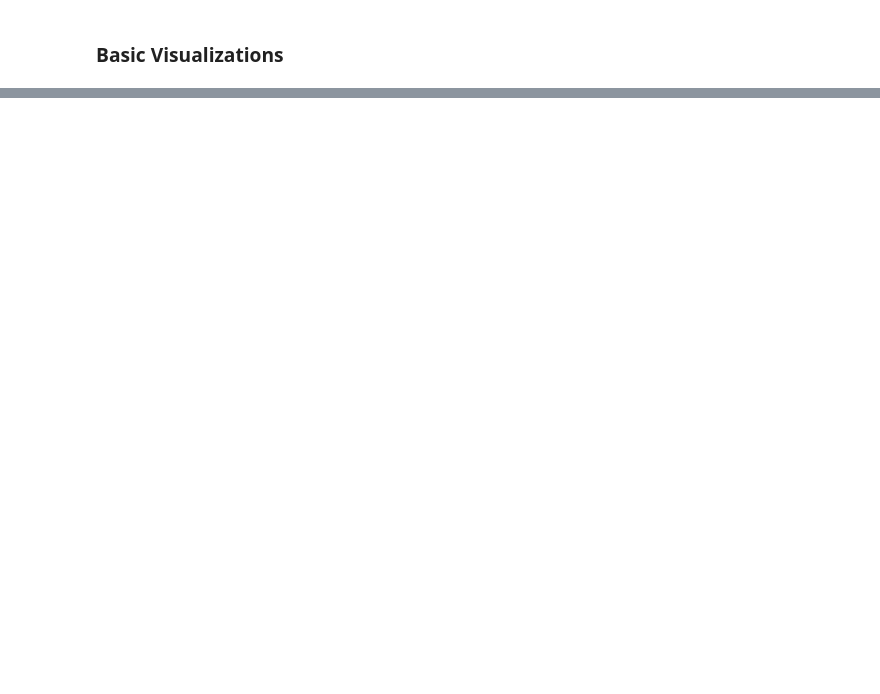
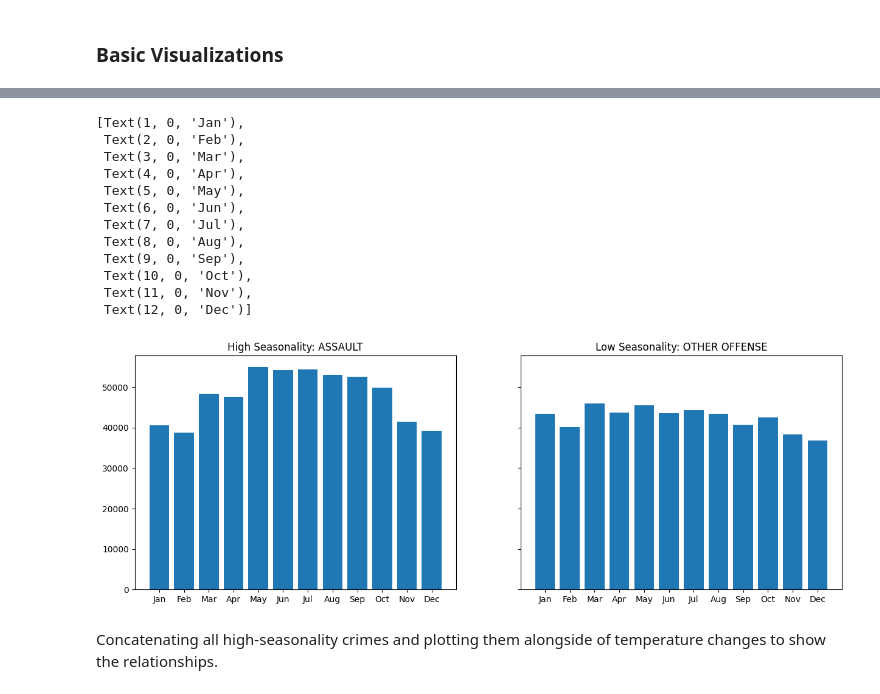
Before and after one commit to arishokri/michigan-ds, a Jupyter notebook: assignments/course2_assignment4/data.ipynb, the cells around one changed output, grey strips where cells are left out. Saved outputs shown, nothing was run; the diff lists cells and outputs as text; code cells hidden in the pictures; blank space fills up the shorter version.

```diff
--- a/assignments/course2_assignment4/data.ipynb
+++ b/assignments/course2_assignment4/data.ipynb
@@ -42,6 +41,24 @@ joined = crimes.join(other=codes[["PRIMARY DESCRIPTION", "SECONDARY DESCRIPTION"
 # %%
 print(joined.shape)
 joined.head()
+# %%
+# Merging duplicated names for primary types columns.
+
+def clean_crime_types(type: str) -> str:
+    output = None
+    if type == 'CRIM SEXUAL ASSAULT':
+        output = 'CRIMINAL SEXUAL ASSAULT'
+    elif type in ['NON - CRIMINAL', 'NON-CRIMINAL (SUBJECT SPECIFIED)']:
+        output = 'NON-CRIMINAL'
+    else:
+        output = type
+    return output
+
+joined['primary_type'] = joined['primary_type'].apply(clean_crime_types)
+# %%
+# The data for the first few years is very sparse and includes much fewer observations. We remove these.
+print(joined['date'].dt.year.value_counts().sort_index())
+joined = joined[joined['date'].dt.year > 2004]
 # %% [markdown]
 ### Importing and Cleaning Weather Data
 # %%
@@ -121,0 +208,39 @@ Number of arrested > True: 1,847,676
+# %%
+# Plotting an example of high vs low seasonality crime.
+
+high_seasonality_crime = "ASSAULT"
+low_seasonality_crime = "OTHER OFFENSE"
+
+high_seasonality_counts = joined[joined["primary_type"] == high_seasonality_crime][
+    "date"
+].dt.month.value_counts()
+
+low_seasonality_counts = joined[joined["primary_type"] == low_seasonality_crime][
+    "date"
+].dt.month.value_counts()
+
+fig, ((ax1, ax2)) = plt.subplots(1, 2, figsize=(15, 5), sharey=True, sharex=True)
+
+ax1.bar(high_seasonality_counts.index, high_seasonality_counts)
+ax2.bar(low_seasonality_counts.index, low_seasonality_counts)
+ax1.set_title(f"High Seasonality: {high_seasonality_crime}")
+ax2.set_title(f"Low Seasonality: {low_seasonality_crime}")
+
+ax1.set_xticks(high_seasonality_counts.sort_index().index)
+ax1.set_xticklabels(month_names)
+# %% [output]
+[Text(1, 0, 'Jan'),
+ Text(2, 0, 'Feb'),
+ Text(3, 0, 'Mar'),
+ Text(4, 0, 'Apr'),
+ Text(5, 0, 'May'),
+ Text(6, 0, 'Jun'),
+ Text(7, 0, 'Jul'),
+ Text(8, 0, 'Aug'),
+ Text(9, 0, 'Sep'),
+ Text(10, 0, 'Oct'),
+ Text(11, 0, 'Nov'),
+ Text(12, 0, 'Dec')]
+[figure, added]
+# %% [markdown]
+Concatenating all high-seasonality crimes and plotting them alongside of temperature changes to show the relationships.
```
Also changed, not shown: parts of 16 cells of this notebook.
